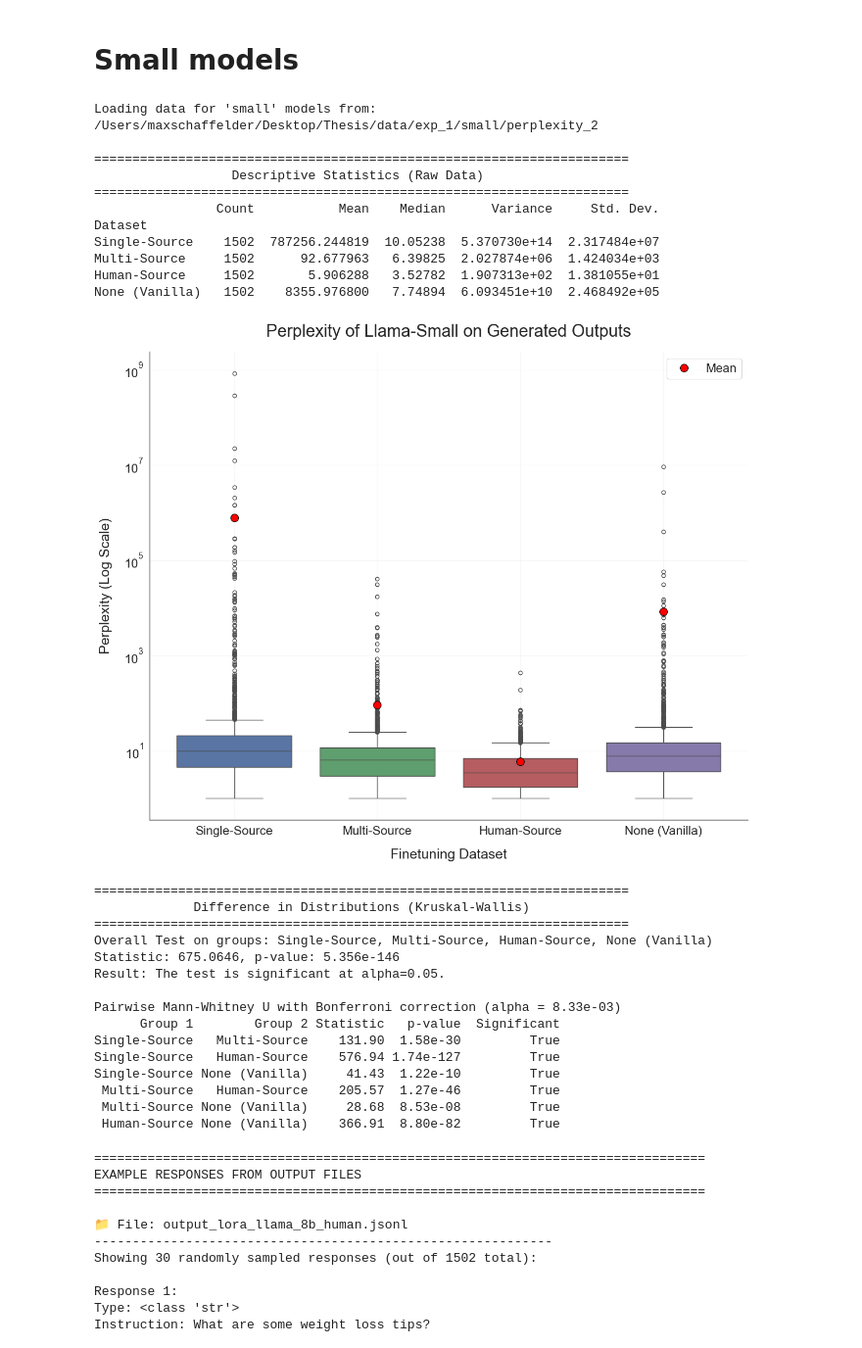
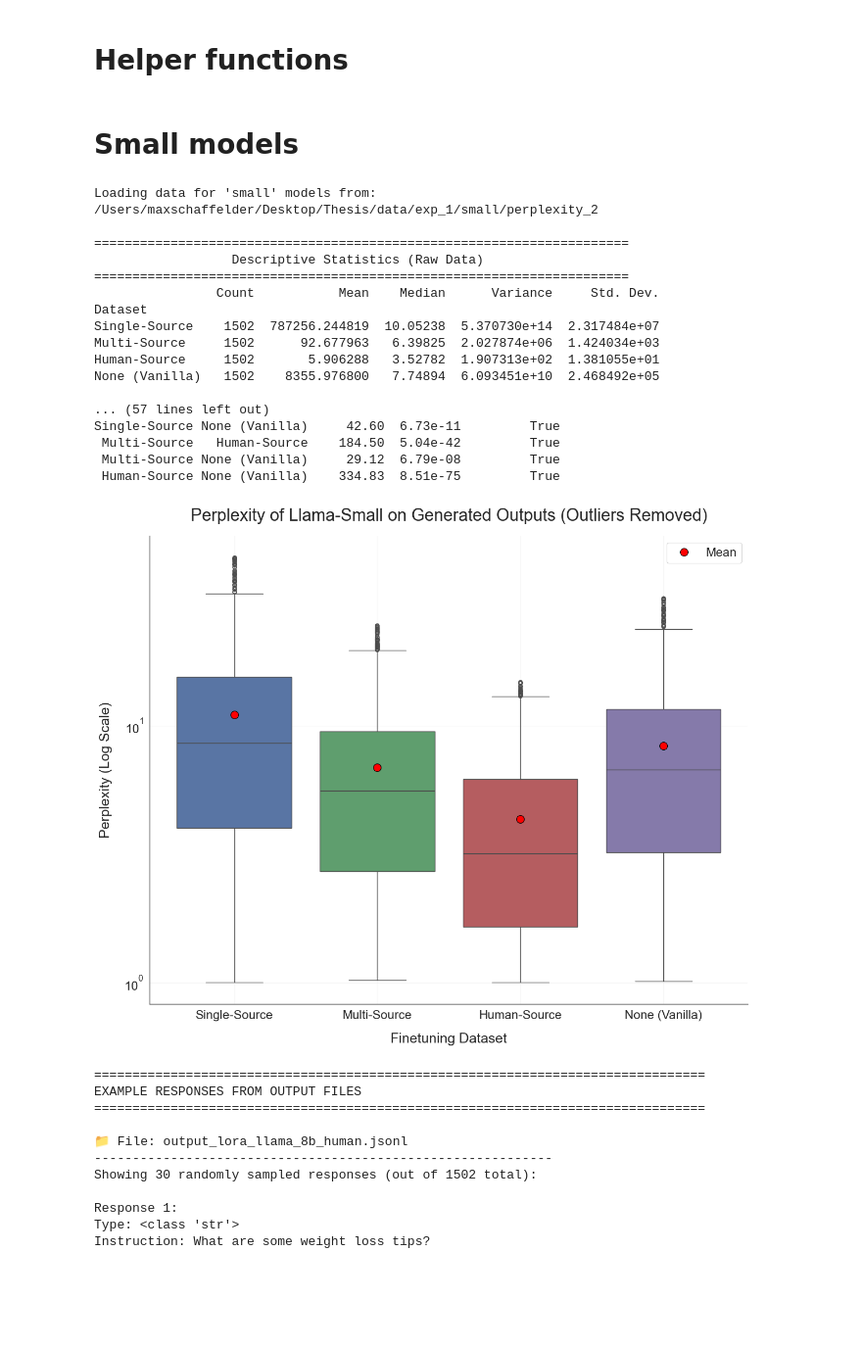
Before and after one commit to maxschaffelder/synthetic_data_diversity, a Jupyter notebook: exp_1/metric_calculation/perplexity_2/perplexity_2.ipynb, the cells around one changed output. Shown at 98% size. Drawn from its saved outputs; the diff is of its cells as text; code cells hidden in the pictures; blank space fills up the shorter version.

```diff
--- a/exp_1/metric_calculation/perplexity_2/perplexity_2.ipynb
+++ b/exp_1/metric_calculation/perplexity_2/perplexity_2.ipynb
@@ -19,3 +17,5 @@ set_thesis_style()
+# %% [markdown]
+# Helper functions
 # %%
 # ==============================================================================
 # HELPER & CORE FUNCTIONS
@@ -175,7 +175,7 @@ def plot_perplexity_distributions_no_human(perplexities, stats_df, data_size, su
     else:
         plt.show()
 
-def plot_perplexity_histograms(perplexities, stats_df, data_size, suffix="", output_path=None, xlim=None, ylim=None, bin_width=None):
+def plot_perplexity_histograms(perplexities, stats_df, model_size, suffix="", output_path=None, xlim=None, ylim=None, bin_width=None, human_source=True):
     """
     Generates and saves separate histogram plots for each dataset, skipping 'Human-Source'.
     Uses a specific color palette for the histogram bars.
@@ -186,10 +186,14 @@ def plot_perplexity_histograms(perplexities, stats_df, data_size, suffix="", out
         "#4C72B0",  # blue
         "#55A868",  # green
         "#C44E52",  # red
+        "#8172B2",  # purple
     ]
 
     # Filter out 'Human-Source' before plotting
-    datasets_to_plot = {name: values for name, values in perplexities.items() if name != 'Human-Source'}
+    if human_source:
+        datasets_to_plot = {name: values for name, values in perplexities.items()}
+    else:
+        datasets_to_plot = {name: values for name, values in perplexities.items() if name != 'Human-Source'}
 
     for i, (name, values) in enumerate(datasets_to_plot.items()):
         # Create individual figure for each dataset
@@ -223,10 +227,15 @@ def plot_perplexity_histograms(perplexities, stats_df, data_size, suffix="", out
             plt.axvline(median_val, color='green', linestyle='--', linewidth=2,
                        label=f'Median: {median_val:.2f}')
 
-        plt.xlabel('Perplexity', fontsize=14)
-        plt.ylabel('Proportion', fontsize=14)
-        plt.title(f'Perplexity Distribution: {name}', fontsize=16, fontweight='bold')
-        plt.legend(fontsize=12)
+        plt.xlabel('Perplexity score', fontsize=16)
+        plt.ylabel('Proportion', fontsize=16)
+
+        if model_size == "small":
+            plt.title(f'Perplexity Distribution: {name} (Llama-8B)', fontsize=16, fontweight='bold')
+        elif model_size == "medium":
+            plt.title(f'Perplexity Distribution: {name} (Llama-70B)', fontsize=16, fontweight='bold')
+
+        plt.legend(fontsize=14)
         plt.grid(True, alpha=0.3)
         if xlim:
             plt.xlim(xlim)
@@ -243,7 +252,7 @@ def plot_perplexity_histograms(perplexities, stats_df, data_size, suffix="", out
         if output_path:
             # Create filename with dataset name
             safe_name = name.replace(' ', '_').replace('/', '_')
-            filename = f"hist_ppl_{safe_name}_{data_size}.png"
+            filename = f"hist_ppl_{safe_name}_{model_size}.png"
             plt.savefig(os.path.join(output_path, filename), dpi=300, bbox_inches='tight')
             print(f"Histogram plot for {name} saved to {os.path.join(output_path, filename)}")
         else:
@@ -375,13 +384,15 @@ def run_statistical_test(test_func, perplexities, alpha, title, test_name):
 
 BASE_PATH = "/Users/maxschaffelder/Desktop/Thesis"
 EXPERIMENT = "exp_1"
-DATA_SIZE = "small"
-PPL_DATA_PATH = os.path.join(BASE_PATH, "data", EXPERIMENT, DATA_SIZE, "perplexity_2")
-PLOTS_PATH = os.path.join(BASE_PATH, "plots", EXPERIMENT, "ppl")
+MODEL_SIZE = "small"
+REMOVE_OUTLIERS = True
+
+
+PPL_DATA_PATH = os.path.join(BASE_PATH, "data", EXPERIMENT, MODEL_SIZE, "perplexity_2")
+PLOTS_PATH = os.path.join(BASE_PATH, "plots", EXPERIMENT, "ppl_2")
 SIGNIFICANCE_LEVEL = 0.05
 
 # Analysis options
-REMOVE_OUTLIERS = False
 OUTLIER_REMOVAL_FACTOR = 1.5 # For IQR method: 1.5 is standard, 3 is more conservative
 
 # Define datasets in the desired order for plotting and analysis
@@ -397,7 +408,7 @@ os.makedirs(PLOTS_PATH, exist_ok=True)
 # ==============================================================================
 # EXECUTION
 # ==============================================================================
-print(f"Loading data for '{DATA_SIZE}' models from: {PPL_DATA_PATH}")
+print(f"Loading data for '{MODEL_SIZE}' models from: {PPL_DATA_PATH}")
 raw_perplexities = load_perplexity_data(PPL_DATA_PATH, DATASETS_CONFIG)
 
 if raw_perplexities:
@@ -409,52 +420,43 @@ if raw_perplexities:
 
     if REMOVE_OUTLIERS:
         final_perplexities = remove_outliers_iqr(raw_perplexities, factor=OUTLIER_REMOVAL_FACTOR)
         _print_header("Descriptive Statistics (Cleaned Data)")
         print(calculate_statistics(final_perplexities))
         plot_suffix = " (Outliers Removed)"
 
     # --- Generate Plot ---
     stats_df = calculate_statistics(final_perplexities)
-    plot_perplexity_distributions(final_perplexities, stats_df, DATA_SIZE, suffix=plot_suffix, output_path=None)
-    #plot_perplexity_distributions_no_human(final_perplexities, stats_df, DATA_SIZE, suffix=plot_suffix, output_path=None)
-    #plot_perplexity_histograms(final_perplexities, stats_df, DATA_SIZE, suffix=plot_suffix, output_path=None, xlim=(0.8, 2.2), bin_width=0.02)
+    plot_perplexity_distributions(final_perplexities, stats_df, MODEL_SIZE, suffix=plot_suffix, output_path=PLOTS_PATH)
+    #plot_perplexity_distributions_no_human(final_perplexities, stats_df, MODEL_SIZE, suffix=plot_suffix, output_path=PLOTS_PATH)
+    plot_perplexity_histograms(final_perplexities, stats_df, MODEL_SIZE, suffix=plot_suffix, output_path=PLOTS_PATH, xlim=(0.8, 45),ylim=(0.0, 0.35), bin_width=1.0, human_source=True)
 
     # --- Perform Statistical Tests on Final Data ---
     #levene_test_func = lambda *args: stats.levene(*args, center='median')
     #run_statistical_test(levene_test_func, final_perplexities, SIGNIFICANCE_LEVEL, "Homogeneity of Variance (Levene's Test)", "Levene's")
 
     kruskal_test_func = lambda *args: stats.kruskal(*args)
     run_statistical_test(kruskal_test_func, final_perplexities, SIGNIFICANCE_LEVEL, "Difference in Distributions (Kruskal-Wallis)", "Mann-Whitney U")
 else:
     print("Could not load perplexity data. Please check configuration.")
 # %% [output]
 Loading data for 'small' models from: /Users/maxschaffelder/Desktop/Thesis/data/exp_1/small/perplexity_2
 
 ======================================================================
                   Descriptive Statistics (Raw Data)
 ======================================================================
                 Count           Mean    Median      Variance     Std. Dev.
 Dataset
 Single-Source    1502  787256.244819  10.05238  5.370730e+14  2.317484e+07
 Multi-Source     1502      92.677963   6.39825  2.027874e+06  1.424034e+03
 Human-Source     1502       5.906288   3.52782  1.907313e+02  1.381055e+01
 None (Vanilla)   1502    8355.976800   7.74894  6.093451e+10  2.468492e+05
+
+... (57 lines left out)
+Single-Source None (Vanilla)     42.60  6.73e-11         True
+ Multi-Source   Human-Source    184.50  5.04e-42         True
+ Multi-Source None (Vanilla)     29.12  6.79e-08         True
+ Human-Source None (Vanilla)    334.83  8.51e-75         True
-[figure, old version]
+[figure, new version]
-======================================================================
-             Difference in Distributions (Kruskal-Wallis)
-======================================================================
-Overall Test on groups: Single-Source, Multi-Source, Human-Source, None (Vanilla)
-Statistic: 675.0646, p-value: 5.356e-146
-Result: The test is significant at alpha=0.05.
-
-Pairwise Mann-Whitney U with Bonferroni correction (alpha = 8.33e-03)
-      Group 1        Group 2 Statistic   p-value  Significant
-Single-Source   Multi-Source    131.90  1.58e-30         True
-Single-Source   Human-Source    576.94 1.74e-127         True
-Single-Source None (Vanilla)     41.43  1.22e-10         True
- Multi-Source   Human-Source    205.57  1.27e-46         True
- Multi-Source None (Vanilla)     28.68  8.53e-08         True
- Human-Source None (Vanilla)    366.91  8.80e-82         True
 # %%
 import json
 import os
```
Also changed, not shown: parts of 2 cells of this notebook.
